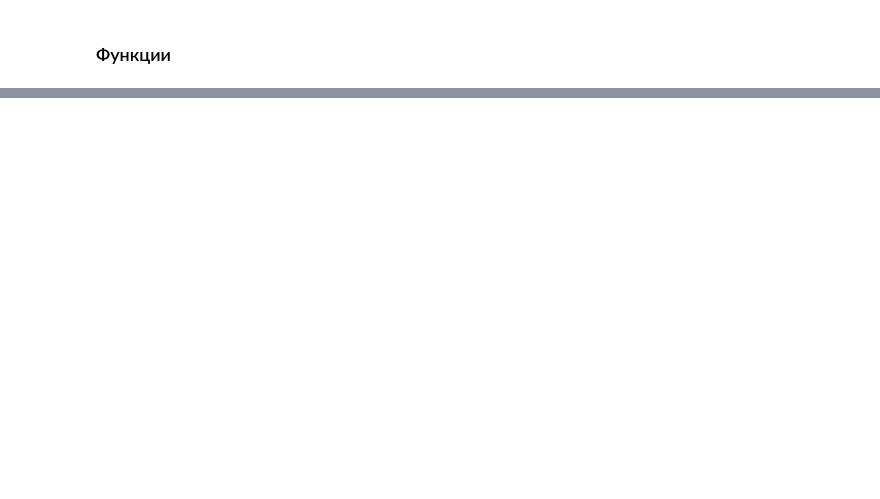
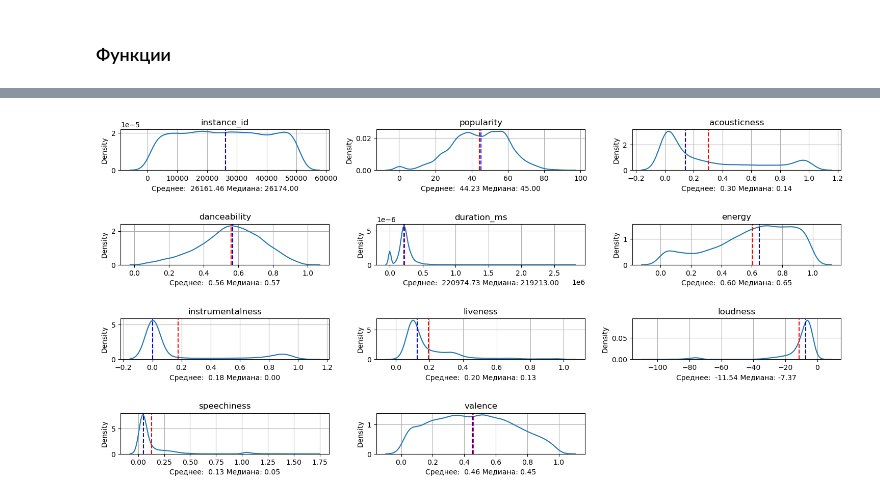
Before and after one commit to EPrutskoy/Kaggle_music_genre_prediction, a Jupyter notebook: Test.ipynb, the cells around one changed output, grey strips where cells are left out. Cells and saved outputs as stored; diff of their text form; code cells hidden in the pictures; blank space fills up the shorter version.

```diff
--- a/Test.ipynb
+++ b/Test.ipynb
@@ -218,0 +350,27 @@ FileNotFoundError: [Errno 2] No such file or directory: 'train.csv'
+# %%
+fig = plt.figure(figsize=(15, 18))
+# Выбираем только числовые данные
+df_dist = test.select_dtypes([int, float])
+
+
+for i, column in enumerate(df_dist.columns, 1):
+        ax = plt.subplot(10, 3, i)
+        sns.kdeplot(x=df_dist[column], ax=ax)
+        ax.set_title(column)
+        ax.grid(True)  # Добавление сетки
+
+        # Добавление линии среднего значения
+        mean_value = df_dist[column].mean()
+        ax.axvline(mean_value, color='r', linestyle='--')
+        ax.set_xlabel(f'Среднее:')
+
+        # Добавление линии медианного значения
+        median_value = df_dist[column].median()
+        ax.axvline(median_value, color='b', linestyle='--')
+
+        ax.set_xlabel(f'Среднее:  {mean_value:.2f} Медиана: {median_value:.2f}')
+
+plt.tight_layout(h_pad=3)
+plt.show()
+# %% [output]
+[figure, added]
```
Also changed, not shown: parts of 11 cells of this notebook.
